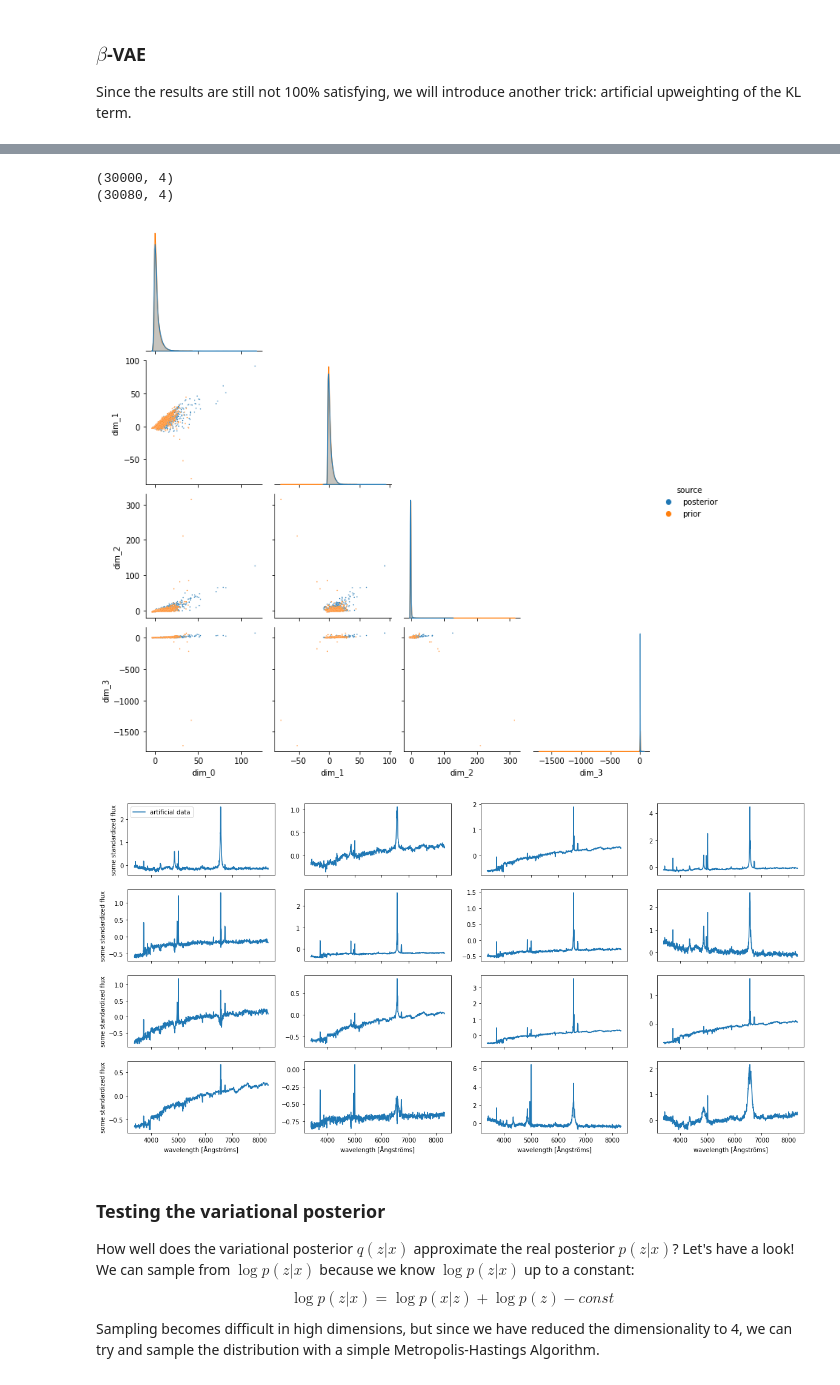
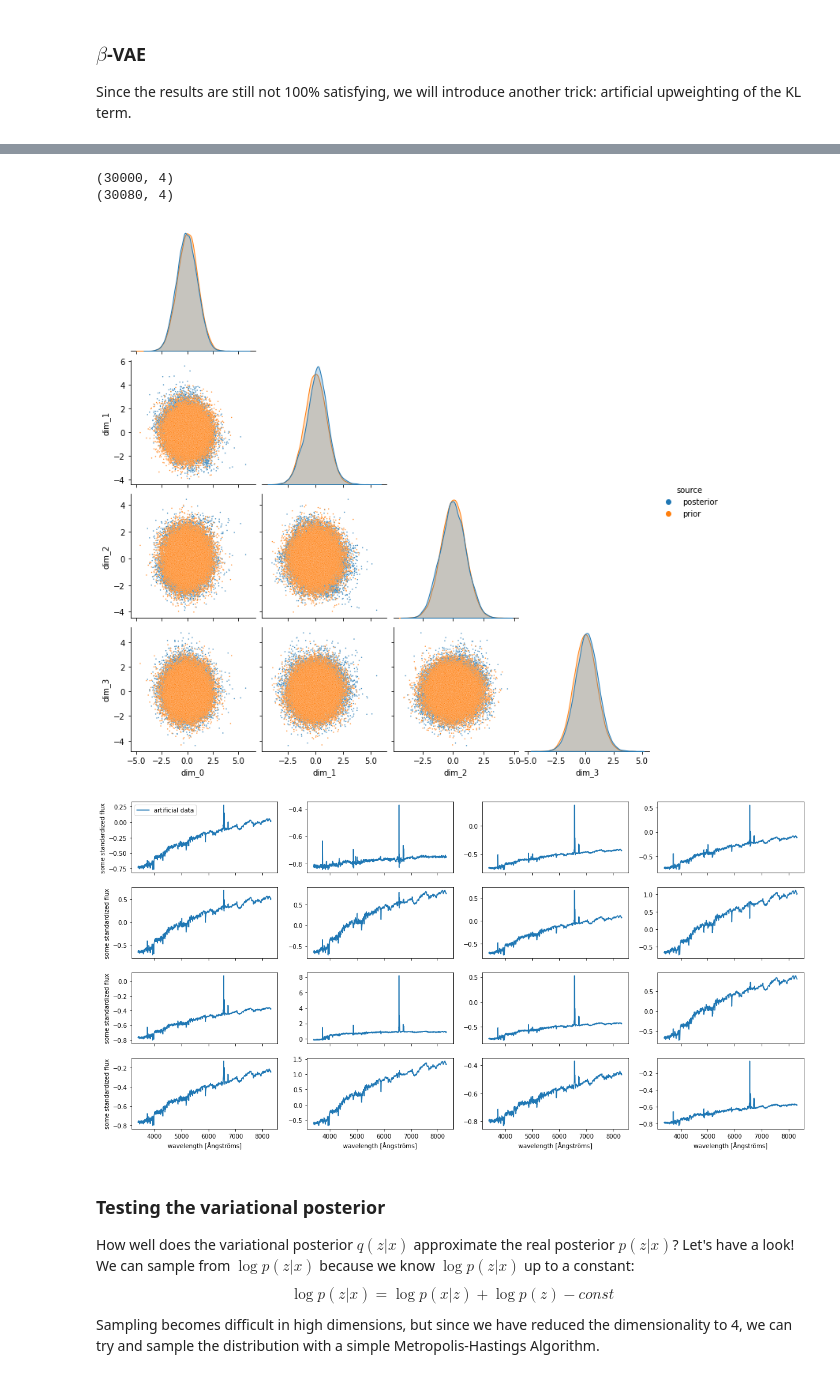
Before and after one commit to VMBoehm/ML_Lectures, a Jupyter notebook: ImprovingVAEs_and_VAEs_on_imperfect_data.ipynb, the cells around one changed output, grey strips where cells are left out. Saved outputs shown, nothing was run; the diff lists cells and outputs as text; code cells hidden in the pictures.

```diff
--- a/ImprovingVAEs_and_VAEs_on_imperfect_data.ipynb
+++ b/ImprovingVAEs_and_VAEs_on_imperfect_data.ipynb
@@ -490,6 +490,10 @@ plt.show()
 # %% [markdown]
 ### **$\beta$-VAE**
 Since the results are still not 100% satisfying, we will introduce another trick: artificial upweighting of the KL term.
+# %%
+VAE       = VariationalAutoencoder(sample_size=16,sigma=0.1)
+
+optimizer  = torch.optim.Adam(VAE.parameters(), lr=LEARNING_RATE)
 # %%
 #TASK: add a parameter $\beta$, $\beta>=0$, to the ELBO.
 #HINT: the default value should be 1
@@ -631,45 +634,45 @@ VAE.eval()
 with torch.no_grad():
     for ii, X in enumerate(test_dataloader):
         VAE.get_q(X)
-        prior_sample = VAE.prior.forward(VAE.prior.p_u.rsample([BATCHSIZE_TEST]))[0].cpu().numpy()
-        sample       = (VAE.sample_q()[0]).cpu().numpy()
+        prior_sample = VAE.prior.p_u.rsample([BATCHSIZE_TEST]).cpu().numpy()
+        sample       = VAE.prior.inverse(VAE.sample_q()[0])[0].cpu().numpy()
         if ii==0:
           samples       = sample
           prior_samples = prior_sample
         else:
           samples       = np.vstack([samples, sample])
           prior_samples = np.vstack([prior_samples, prior_sample])
 
 samples       = np.reshape(samples,[-1, LATENT_SIZE])
 prior_samples = np.reshape(prior_samples,[-1, LATENT_SIZE])
 
 print(samples.shape)
 print(prior_samples.shape)
 
 data1    = pd.DataFrame()
 data2    = pd.DataFrame()
 
 for ii in range(LATENT_SIZE):
   data1['dim_%d'%ii] = samples[:,ii]
 data1['source'] = 'posterior'
 
 for ii in range(LATENT_SIZE):
   data2['dim_%d'%ii] = prior_samples[:,ii]
 data2['source'] = 'prior'
 
 data = pd.concat([data1,data2]).reset_index(drop=True)
 
 sns.pairplot(data,corner=True,kind='scatter', hue='source', plot_kws={'s':2})
 plt.show()
 # %% [output]
 (30000, 4)
 (30080, 4)
-[figure, old version]
+[figure, new version]
 # %%
 # random samples
 VAE.eval()
 with torch.no_grad():
-  samples = VAE.prior.rsample([16])
+  samples      = VAE.prior.rsample([16])
   data_samples = VAE.decoder(samples)
 
 fig, ax = plt.subplots(4,4, figsize=(20,10), sharex=True)
@@ -684,4 +687,4 @@ for ii in range(16):
     ax[ii].legend()
 plt.show()
 # %% [output]
-[figure, old version]
+[figure, new version]
```
Also changed, not shown: parts of 11 cells of this notebook.
